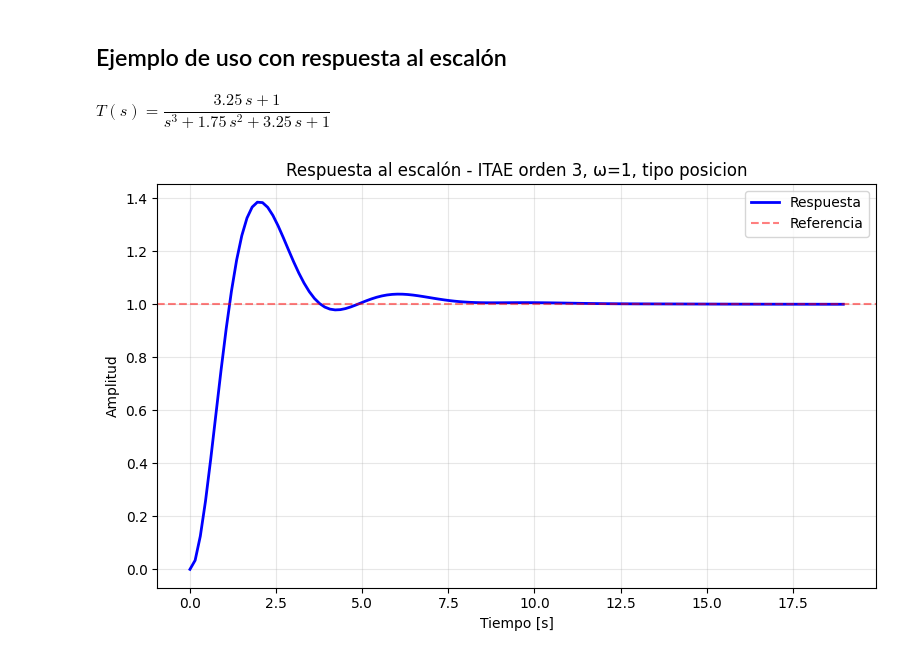
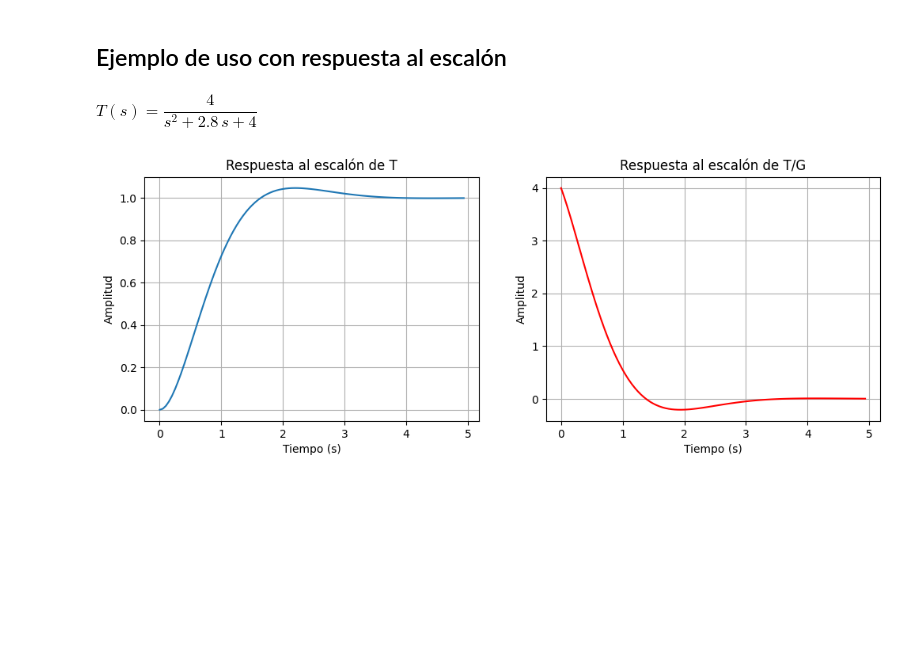
Before and after one commit to nebisman/control-material, a Jupyter notebook: notebooks/itae_notebook.ipynb, the cells around one changed output. Cells and saved outputs as stored; diff of their text form; code cells hidden in the pictures; blank space fills up the shorter version.

```diff
--- a/notebooks/itae_notebook.ipynb
+++ b/notebooks/itae_notebook.ipynb
@@ -107,26 +103,31 @@ plt.show()
 [figure]
 # %% [markdown]
 ## Ejemplo de uso con respuesta al escalón
-# %%
-# Ejemplo: función ITAE de orden 3, omega=1, tipo 'v' o 'p'
-T = calcular_itae(orden=3, omega=1, tipo="v")
-display(Math(tf_to_latex(T)))
-
-
-# Respuesta al escalón
-t, y = ctrl.step_response(T)
-tr, yr = ctrl.step_response(T)
-#comandos de la figura
-plt.figure(figsize=(8, 5))
-plt.plot(t, y, 'b-', linewidth=2)
-plt.axhline(y=1, color='r', linestyle='--', alpha=0.5, label='Referencia')
-plt.xlabel('Tiempo [s]')
-plt.ylabel('Amplitud')
-plt.title('Respuesta al escalón - ITAE orden 3, ω=1, tipo posicion')
-plt.legend(['Respuesta', 'Referencia'])
-plt.grid(True, alpha=0.3)
-plt.tight_layout()
-plt.show()
-# %% [output]
-$\displaystyle T(s) = \dfrac{3.25\,s + 1}{s^{3} + 1.75\,s^{2} + 3.25\,s + 1}$
-[figure, removed]
+# %%
+# Ejemplo: función ITAE de orden 2, omega=1, tipo 'v' o 'p'
+T = calcular_itae(orden=2, omega=2)
+display(Math(tf_to_latex(T)))
+
+G = ctrl.tf(10, [1, 2, 0])
+
+# Respuesta al escalón
+t, y = ctrl.step_response(T)
+r = 10
+tu, yu = ctrl.step_response(r * T / G)  # T/G — ajusta según tu T
+
+fig, (ax1, ax2) = plt.subplots(1, 2, figsize=(12, 4))
+
+ax1.plot(t, y)
+ax1.set_title('Respuesta al escalón de T')
+ax1.set_xlabel('Tiempo (s)')
+ax1.set_ylabel('Amplitud')
+ax1.grid(True)
+
+ax2.plot(tu, yu, 'r')
+ax2.set_title('Respuesta al escalón de T/G')
+ax2.set_xlabel('Tiempo (s)')
+ax2.set_ylabel('Amplitud')
+ax2.grid(True)
+# %% [output]
+$\displaystyle T(s) = \dfrac{4}{s^{2} + 2.8\,s + 4}$
+[figure, added]
```
Also changed, not shown: parts of 4 cells of this notebook.
